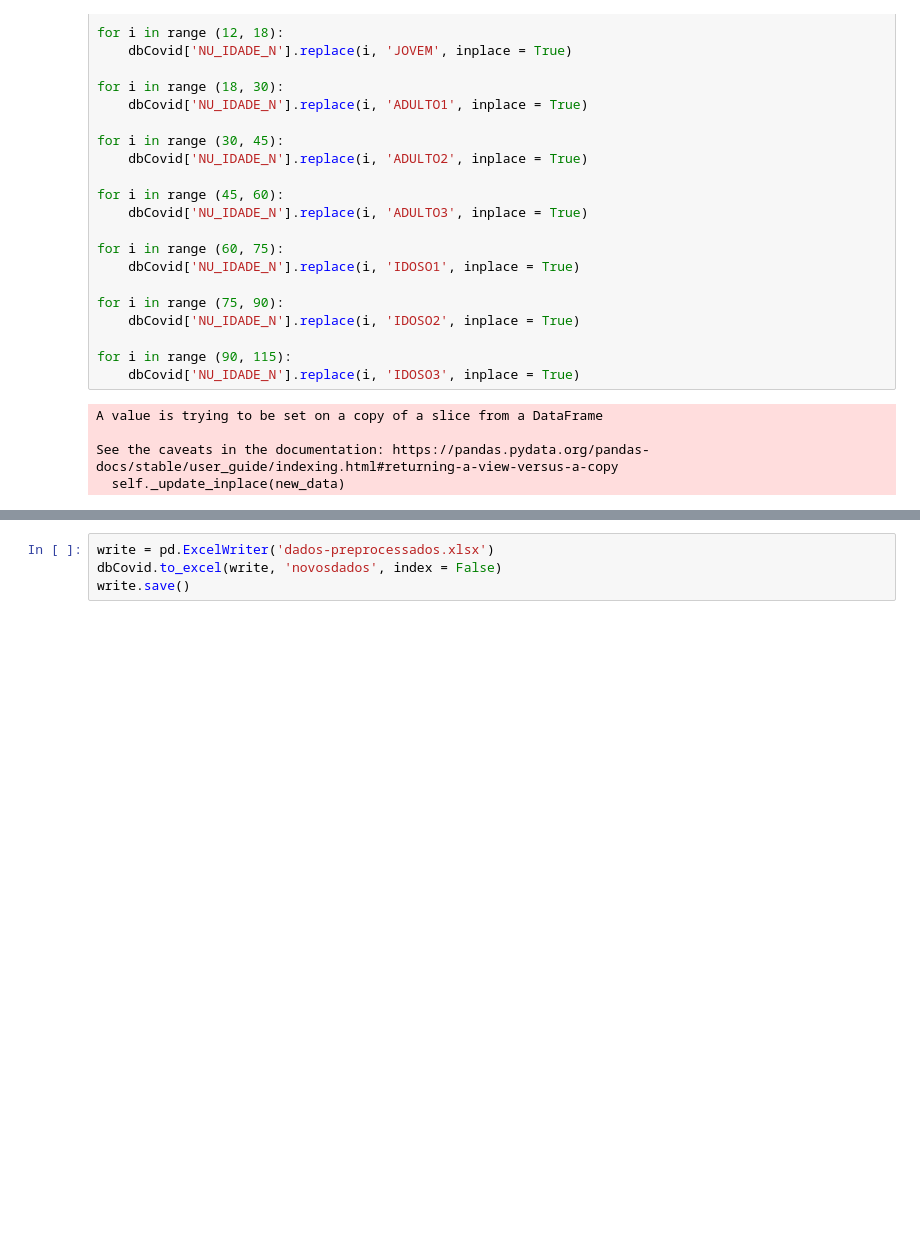
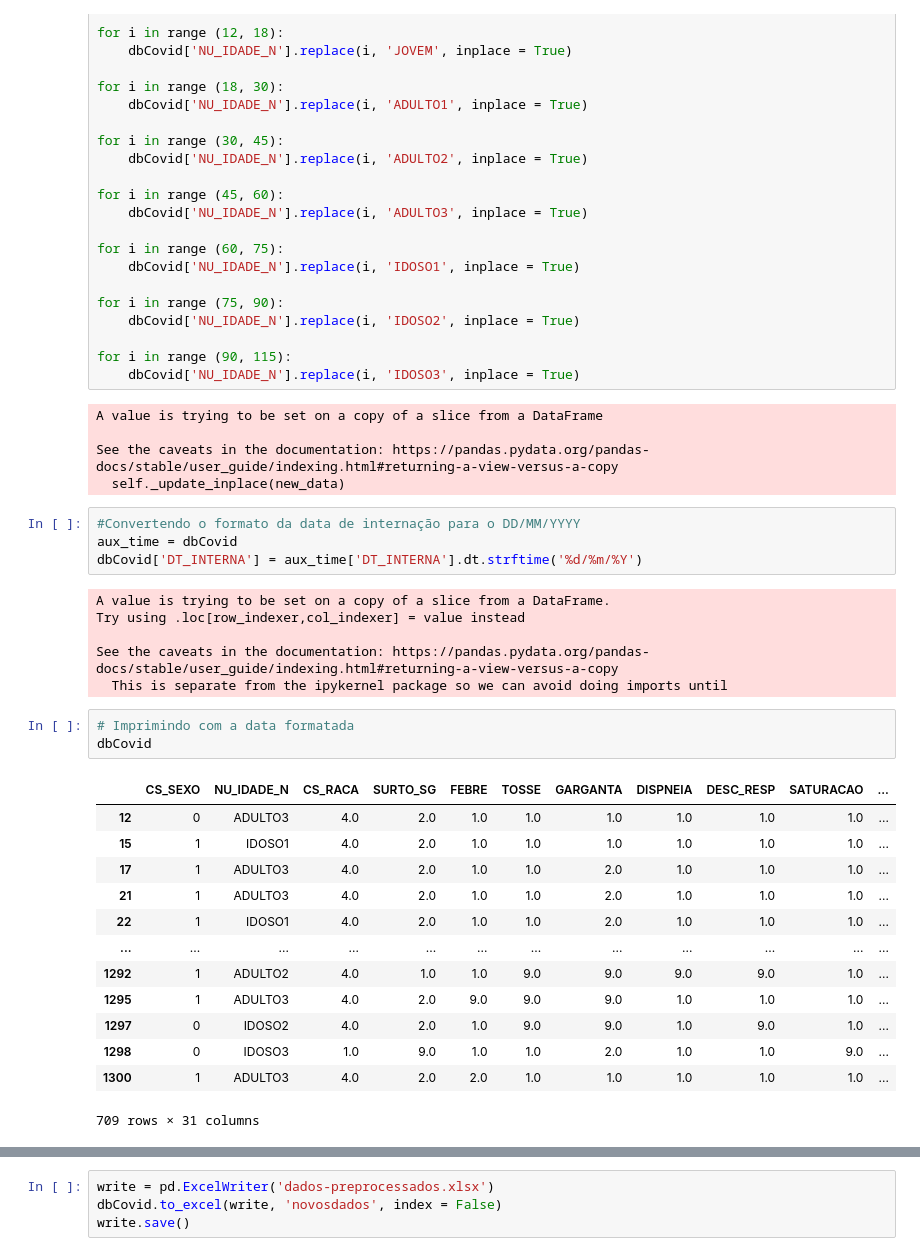
Before and after one commit to WallaceHolanda/covid_mortality_risk_prediction, a Jupyter notebook: processamentoDados.ipynb, the cells around one changed output, grey strips where cells are left out. Drawn from its saved outputs; the diff is of its cells as text; blank space fills up the shorter version.

Commit message:
Adicionando a conversão das datas em dias de internação

```diff
--- a/processamentoDados.ipynb
+++ b/processamentoDados.ipynb
@@ -251,3 +251,30 @@ A value is trying to be set on a copy of a slice from a DataFrame
 
 See the caveats in the documentation: https://pandas.pydata.org/pandas-docs/stable/user_guide/indexing.html#returning-a-view-versus-a-copy
   self._update_inplace(new_data)
+# %%
+#Convertendo o formato da data de internação para o DD/MM/YYYY
+aux_time = dbCovid
+dbCovid['DT_INTERNA'] = aux_time['DT_INTERNA'].dt.strftime('%d/%m/%Y')
+# %% [output]
+A value is trying to be set on a copy of a slice from a DataFrame.
+Try using .loc[row_indexer,col_indexer] = value instead
+
+See the caveats in the documentation: https://pandas.pydata.org/pandas-docs/stable/user_guide/indexing.html#returning-a-view-versus-a-copy
+  This is separate from the ipykernel package so we can avoid doing imports until
+# %%
+# Imprimindo com a data formatada
+dbCovid
+# %% [output]
+|  | CS_SEXO | NU_IDADE_N | CS_RACA | SURTO_SG | FEBRE | TOSSE | GARGANTA | DISPNEIA | DESC_RESP | SATURACAO | ... |
+| 12 | 0 | ADULTO3 | 4.0 | 2.0 | 1.0 | 1.0 | 1.0 | 1.0 | 1.0 | 1.0 | ... |
+| 15 | 1 | IDOSO1 | 4.0 | 2.0 | 1.0 | 1.0 | 1.0 | 1.0 | 1.0 | 1.0 | ... |
+| 17 | 1 | ADULTO3 | 4.0 | 2.0 | 1.0 | 1.0 | 2.0 | 1.0 | 1.0 | 1.0 | ... |
+| 21 | 1 | ADULTO3 | 4.0 | 2.0 | 1.0 | 1.0 | 2.0 | 1.0 | 1.0 | 1.0 | ... |
+| 22 | 1 | IDOSO1 | 4.0 | 2.0 | 1.0 | 1.0 | 2.0 | 1.0 | 1.0 | 1.0 | ... |
+| ... | ... | ... | ... | ... | ... | ... | ... | ... | ... | ... | ... |
+| 1292 | 1 | ADULTO2 | 4.0 | 1.0 | 1.0 | 9.0 | 9.0 | 9.0 | 9.0 | 1.0 | ... |
+| 1295 | 1 | ADULTO3 | 4.0 | 2.0 | 9.0 | 9.0 | 9.0 | 1.0 | 1.0 | 1.0 | ... |
+| 1297 | 0 | IDOSO2 | 4.0 | 2.0 | 1.0 | 9.0 | 9.0 | 1.0 | 9.0 | 1.0 | ... |
+| 1298 | 0 | IDOSO3 | 1.0 | 9.0 | 1.0 | 1.0 | 2.0 | 1.0 | 1.0 | 9.0 | ... |
+| 1300 | 1 | ADULTO3 | 4.0 | 2.0 | 2.0 | 1.0 | 1.0 | 1.0 | 1.0 | 1.0 | ... |
+709 rows × 31 columns
```
Also changed, not shown: parts of 7 cells of this notebook, 2 other files.
